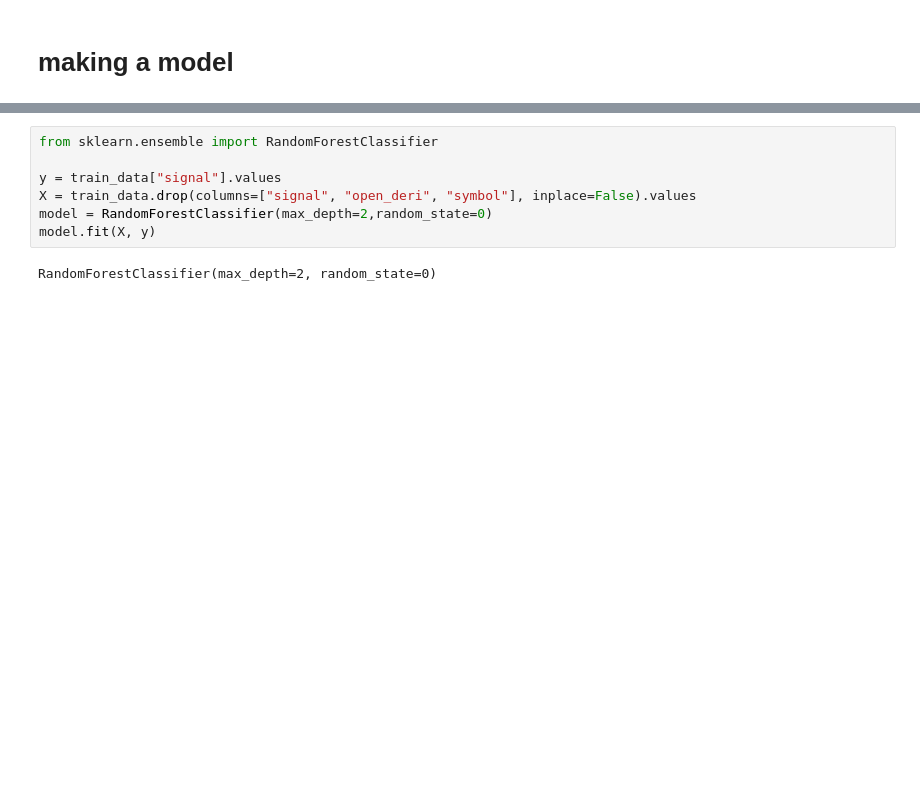
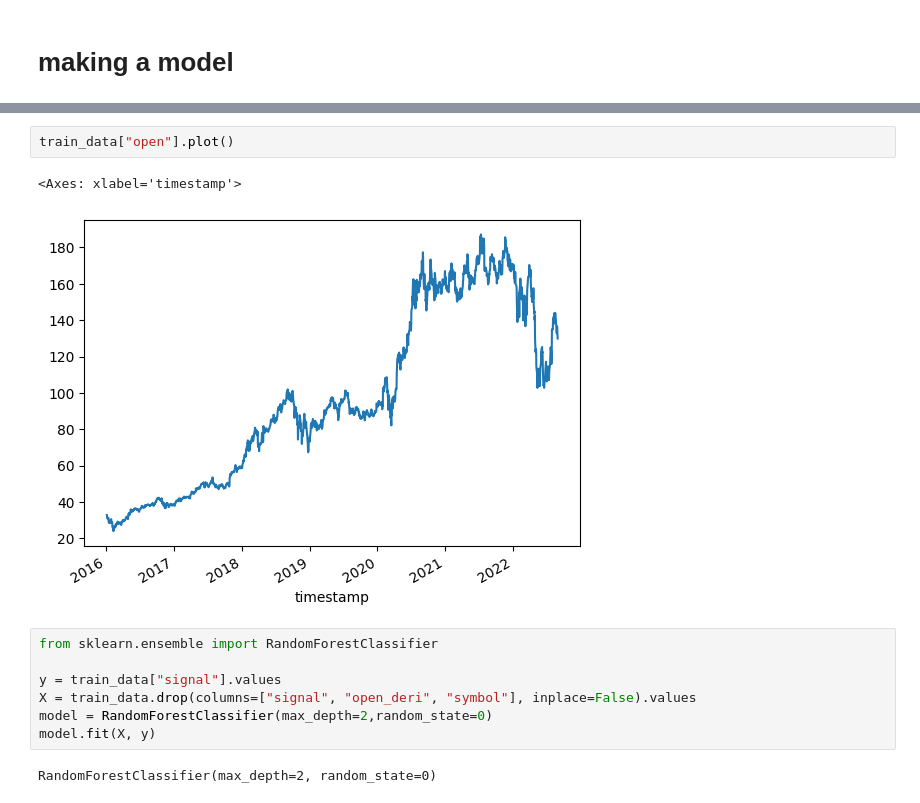
Before and after one commit to AxelGard/cira-examples, a Jupyter notebook: clasefier.ipynb, the cells around one changed output, grey strips where cells are left out. Cells and saved outputs as stored; diff of their text form; blank space fills up the shorter version.

```diff
--- a/clasefier.ipynb
+++ b/clasefier.ipynb
@@ -86,3 +104,8 @@ train_data.head()
+# %%
+train_data["open"].plot()
+# %% [output]
+<Axes: xlabel='timestamp'>
+[figure, added]
 # %%
 from sklearn.ensemble import RandomForestClassifier
 
```
Also changed, not shown: parts of 14 cells of this notebook.
